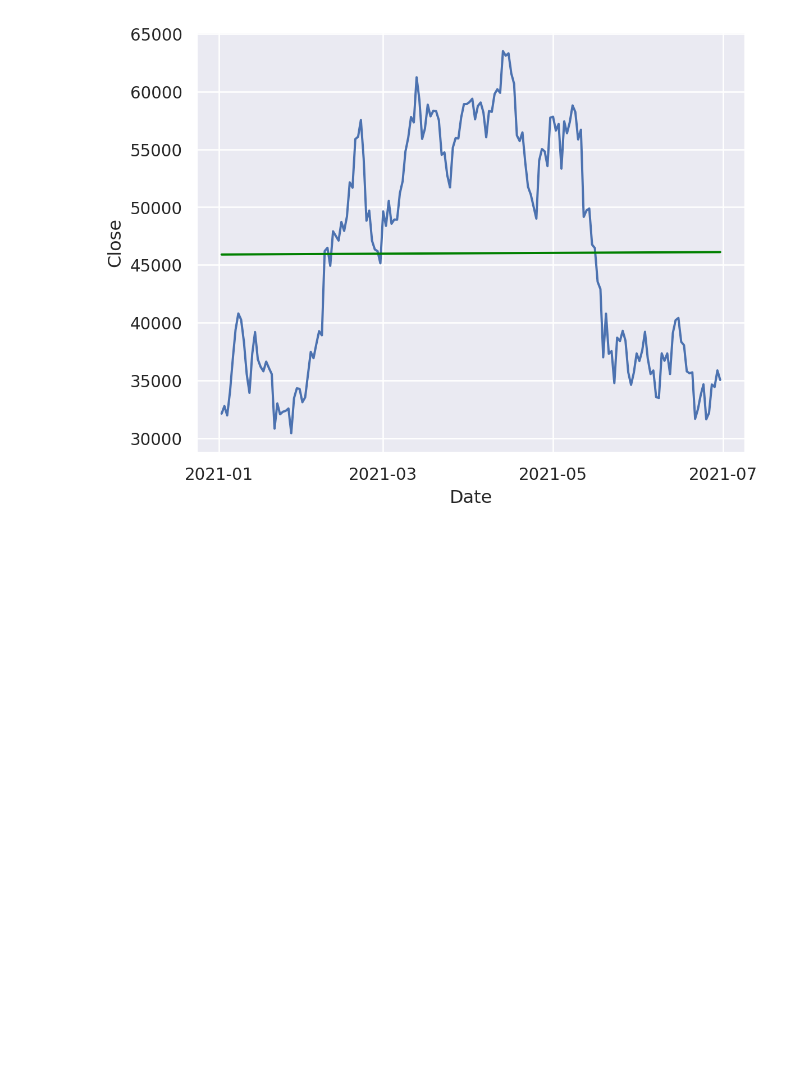
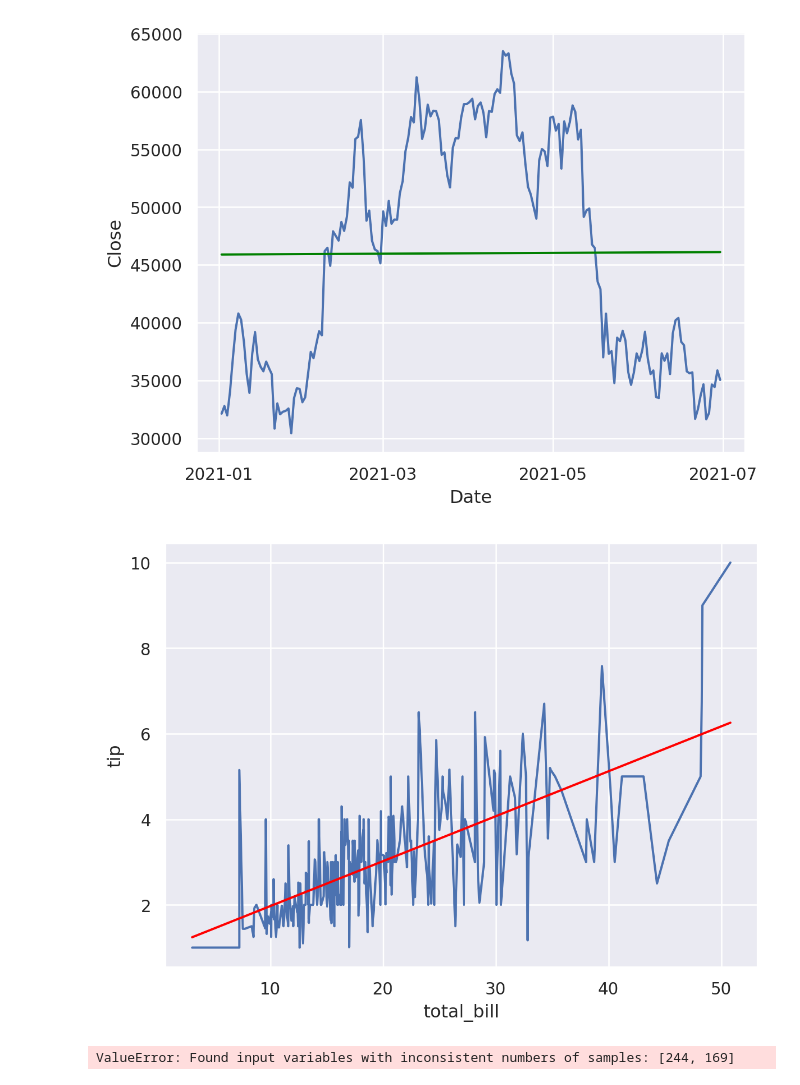
Before and after one commit to romanprs03/labo_de_datos, a Jupyter notebook: clase6-ldd-regresionlineal.ipynb, the cells around one changed output. Saved outputs shown, nothing was run; the diff lists cells and outputs as text; code cells hidden in the pictures; blank space fills up the shorter version.

```diff
--- a/clase6-ldd-regresionlineal.ipynb
+++ b/clase6-ldd-regresionlineal.ipynb
@@ -380,3 +380,15 @@ btc_2021 = btc [( btc["Date"]>"2021 -01 -01") & (btc["Date"]<"2021 -07 -01")]
 so.Plot(data = btc_2021, x = "Date", y = "Close").add(so.Line()).add(so.Line(color="green"), so.PolyFit(1))
 # %% [output]
 [figure]
+# %%
+#Ejercicio 4:
+
+datos_tips = sns.load_dataset("tips")
+so.Plot(data = datos_tips, x = "total_bill", y = "tip").add(so.Line()).add(so.Line(color = "red"), so.PolyFit(1))
+# %% [output]
+[figure, added]
+# %%
+print(mean_squared_error(datos_tips[["tip"]], y_pred))
+print(r2_score(datos_tips[["tip"]], y_pred))
+# %% [output]
+ValueError: Found input variables with inconsistent numbers of samples: [244, 169]
```
Also changed, not shown: 1 other file.
